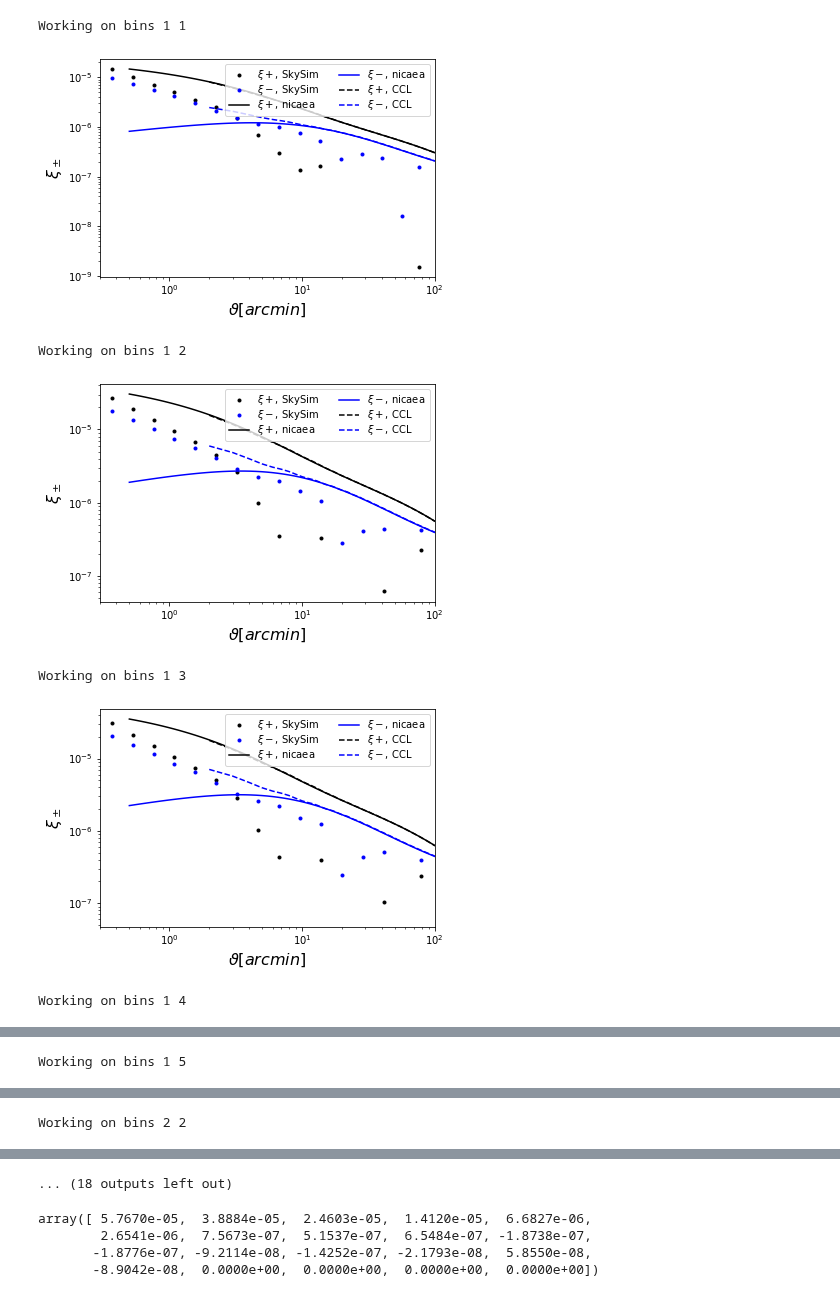
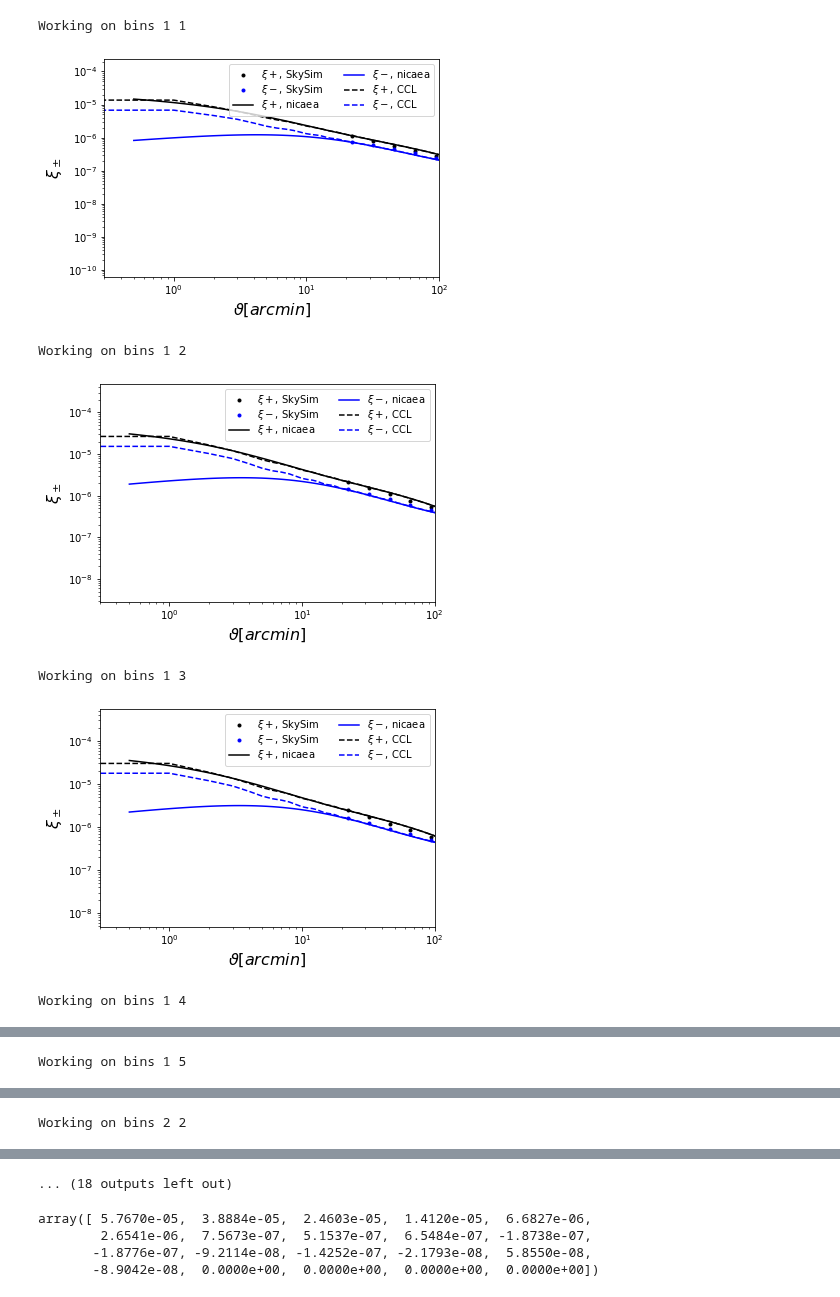
Before and after one commit to LSSTDESC/SkySim5000_IA_infusion, a Jupyter notebook: Compare_Mocks_Theory.ipynb, the cells around one changed output, grey strips where cells are left out. Saved outputs shown, nothing was run; the diff lists cells and outputs as text; code cells hidden in the pictures.

```diff
--- a/Compare_Mocks_Theory.ipynb
+++ b/Compare_Mocks_Theory.ipynb
@@ -48,7 +46,7 @@ for bin1 in np.arange(5)+1:
         gg.read(filename)
         xip[:,counter]=gg.xip
         xim[:,counter]=gg.xim
-        theta=gg.meanr*60.0
+        theta=gg.meanr*60*60
 
 
         #Get xi+ theory (nicaea)
@@ -62,38 +60,42 @@ for bin1 in np.arange(5)+1:
 
         #Get theory (CCL)
         # Find the right column:
         for tomo in range(0,15):
             if(z_combination[tomo][0]==bin2 and z_combination[tomo][1]==bin1 ):
                 #print(z_combination[tomo][0], z_combination[tomo][1])
                 #print("Will use column",tomo)
                 break
         theta_CCL=data['theta']
         theta_CCL=theta_CCL[0,:]
         xip_CCL=NO_IA_plus[tomo,:]
         xim_CCL=NO_IA_minus[tomo,:]
 
 
         counter +=1
 
-        plt.plot(theta, 4*np.pi*gg.xip, 'k.', label='$\\xi+$, SkySim')
-        plt.plot(theta, 4*np.pi*gg.xim, 'b.', label='$\\xi-$, SkySim')
+        #plt.plot(theta, 4*np.pi*gg.xip, 'k.', label='$\\xi+$, SkySim')
+        #plt.plot(theta, 4*np.pi*gg.xim, 'b.', label='$\\xi-$, SkySim')
+
+        plt.plot(theta, gg.xip, 'k.', label='$\\xi+$, SkySim')
+        plt.plot(theta, gg.xim, 'b.', label='$\\xi-$, SkySim')
+
         plt.plot(theta_nicaea, xip_nicaea, 'k-', label='$\\xi+$, nicaea')
         plt.plot(theta_nicaea, xim_nicaea, 'b-', label='$\\xi-$, nicaea')
         plt.plot(theta_CCL, xip_CCL, 'k--', label='$\\xi+$, CCL')
         plt.plot(theta_CCL, xim_CCL, 'b--', label='$\\xi-$, CCL')
 
 
         plt.loglog()
         plt.xlabel('$\\vartheta [arcmin]$', fontsize=16)
         plt.ylabel('$\\xi_\\pm$', fontsize=16)
         plt.legend(loc='upper right', ncol=2, labelspacing=0.1)
         plt.xlim([0.3, 100])
         plt.show()
 # %% [output]
 Working on bins 1 1
-[figure, old version]
+[figure, new version]
 Working on bins 1 2
-[figure, old version]
+[figure, new version]
 Working on bins 1 3
-[figure, old version]
+[figure, new version]
 Working on bins 1 4
```
Also changed, not shown: parts of 2 cells of this notebook.
